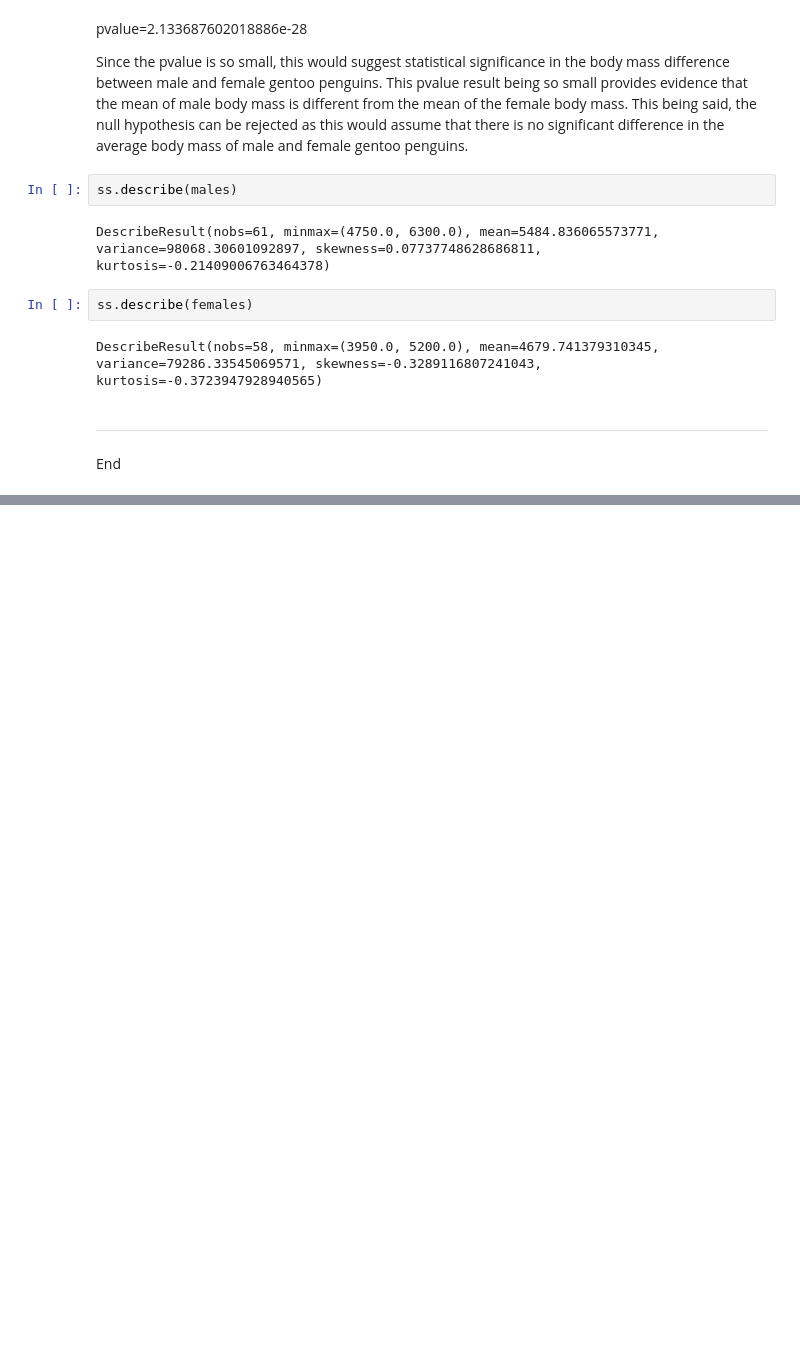
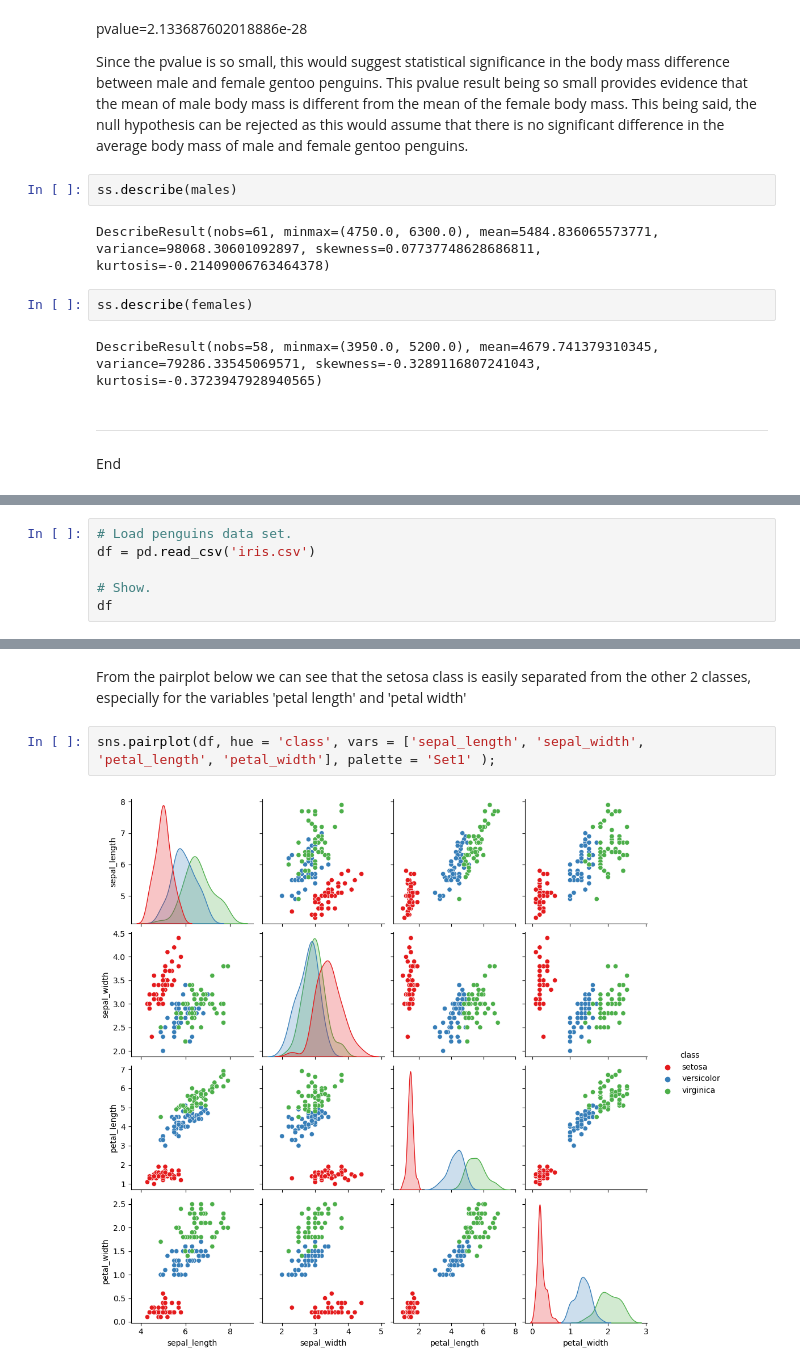
Before and after one commit to mhmdmahdi/Machine-Learning-and-Statistics, a Jupyter notebook: tasks.ipynb, the cells around one changed output, grey strips where cells are left out. Drawn from its saved outputs; the diff is of its cells as text; blank space fills up the shorter version.

```diff
--- a/tasks.ipynb
+++ b/tasks.ipynb
@@ -389,0 +404,6 @@ End
+# %%
+# Load penguins data set.
+df = pd.read_csv('iris.csv')
+
+# Show.
+df
@@ -389,0 +424,6 @@ End
+# %% [markdown]
+From the pairplot below we can see that the setosa class is easily separated from the other 2 classes, especially for the variables 'petal length' and 'petal width'
+# %%
+sns.pairplot(df, hue = 'class', vars = ['sepal_length', 'sepal_width', 'petal_length', 'petal_width'], palette = 'Set1' );
+# %% [output]
+[figure, added]
```
Also changed, not shown: parts of 9 cells of this notebook, 3 other files.
